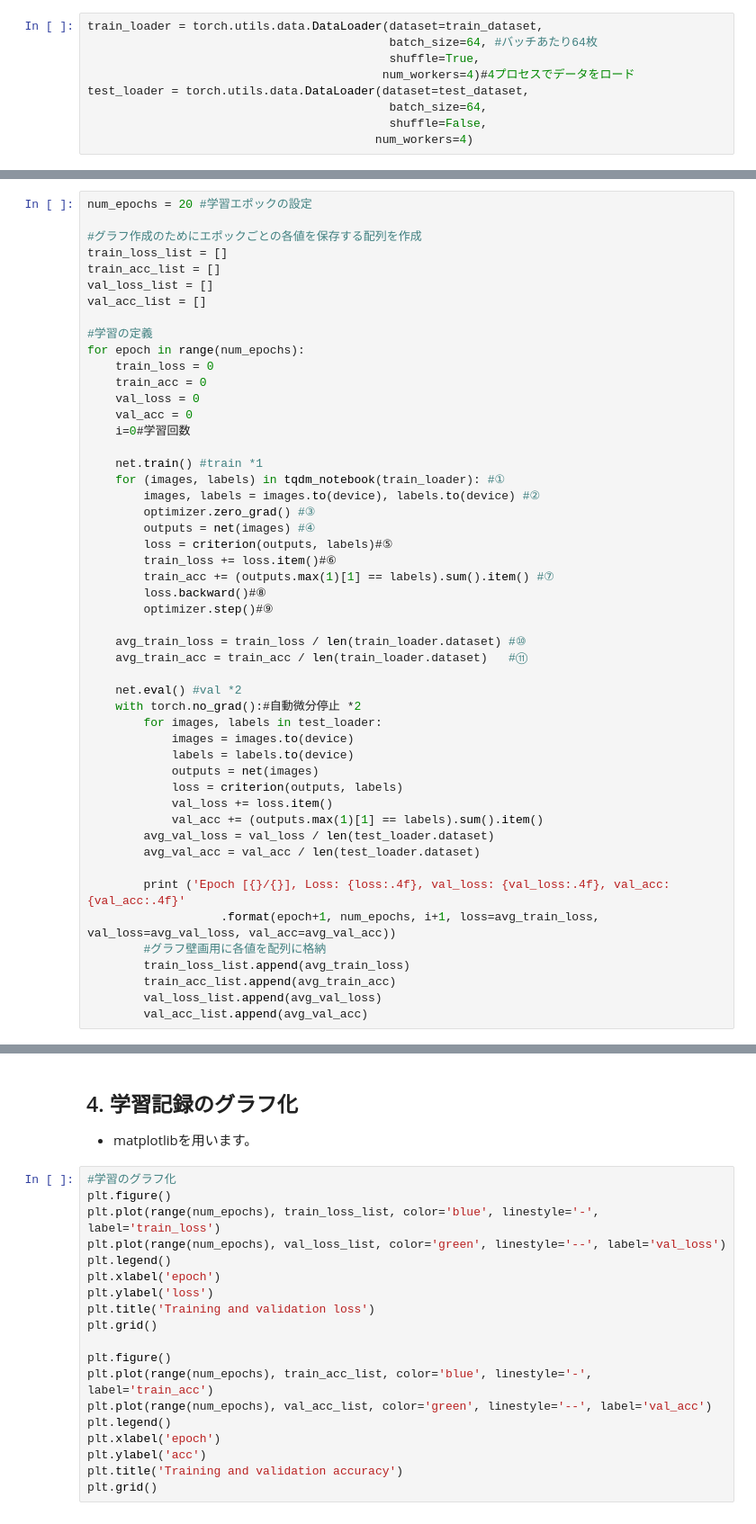
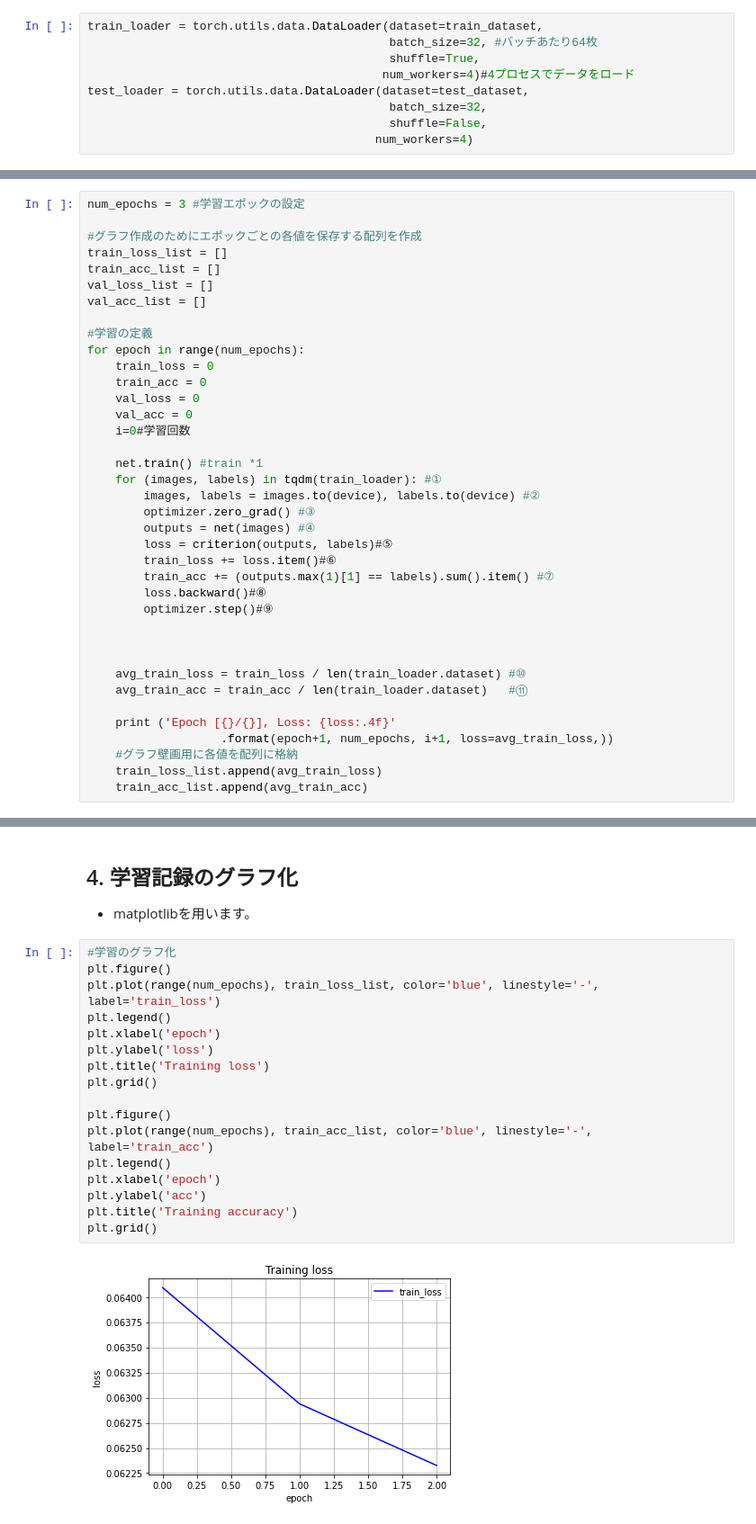
Before and after one commit to min9909/AI_Lab_Compe, a Jupyter notebook: pytorch_cnn.ipynb, the cells around one changed output, grey strips where cells are left out. Shown: that part at 90% size. Drawn from its saved outputs; the diff is of its cells as text.

```diff
--- a/pytorch_cnn.ipynb
+++ b/pytorch_cnn.ipynb
@@ -122,11 +120,11 @@ Transform: Compose(
 - **torch.utils.data.DataLoader**クラスで行います。
 # %%
 train_loader = torch.utils.data.DataLoader(dataset=train_dataset,
-                                           batch_size=64, #バッチあたり64枚
+                                           batch_size=32, #バッチあたり64枚
                                            shuffle=True,
                                           num_workers=4)#4プロセスでデータをロード
 test_loader = torch.utils.data.DataLoader(dataset=test_dataset,
-                                           batch_size=64,
+                                           batch_size=32,
                                            shuffle=False,
                                          num_workers=4)
 # %% [markdown]
@@ -277,7 +269,7 @@ optimizer = optim.SGD(net.parameters(), lr=0.01, momentum=0.9, weight_decay=5e-4
 *1:学習時には.train()で学習に関連する機能を有効にします。
 *2:検証時には.eval()で学習に関連する機能を有効に、torch.no_grad()で自動微分を停止してから検証を行います。
 # %%
-num_epochs = 20 #学習エポックの設定
+num_epochs = 3 #学習エポックの設定
 
 #グラフ作成のためにエポックごとの各値を保存する配列を作成
 train_loss_list = []
@@ -294,7 +286,7 @@ for epoch in range(num_epochs):
     i=0#学習回数
 
     net.train() #train *1
-    for (images, labels) in tqdm_notebook(train_loader): #①
+    for (images, labels) in tqdm(train_loader): #①
         images, labels = images.to(device), labels.to(device) #②
         optimizer.zero_grad() #③
         outputs = net(images) #④
@@ -304,26 +296,14 @@ for epoch in range(num_epochs):
         loss.backward()#⑧
         optimizer.step()#⑨
 
+
+
     avg_train_loss = train_loss / len(train_loader.dataset) #⑩
     avg_train_acc = train_acc / len(train_loader.dataset)   #⑪
 
-    net.eval() #val *2
-    with torch.no_grad():#自動微分停止 *2
-        for images, labels in test_loader:
-            images = images.to(device)
-            labels = labels.to(device)
-            outputs = net(images)
-            loss = criterion(outputs, labels)
-            val_loss += loss.item()
-            val_acc += (outputs.max(1)[1] == labels).sum().item()
-        avg_val_loss = val_loss / len(test_loader.dataset)
-        avg_val_acc = val_acc / len(test_loader.dataset)
-
-        print ('Epoch [{}/{}], Loss: {loss:.4f}, val_loss: {val_loss:.4f}, val_acc: {val_acc:.4f}'
-                   .format(epoch+1, num_epochs, i+1, loss=avg_train_loss, val_loss=avg_val_loss, val_acc=avg_val_acc))
-        #グラフ壁画用に各値を配列に格納
-        train_loss_list.append(avg_train_loss)
-        train_acc_list.append(avg_train_acc)
-        val_loss_list.append(avg_val_loss)
-        val_acc_list.append(avg_val_acc)
+    print ('Epoch [{}/{}], Loss: {loss:.4f}'
+                   .format(epoch+1, num_epochs, i+1, loss=avg_train_loss,))
+    #グラフ壁画用に各値を配列に格納
+    train_loss_list.append(avg_train_loss)
+    train_acc_list.append(avg_train_acc)
 # %% [output]
@@ -335,19 +316,19 @@ KeyboardInterrupt: ignored
 # %%
 #学習のグラフ化
 plt.figure()
 plt.plot(range(num_epochs), train_loss_list, color='blue', linestyle='-', label='train_loss')
-plt.plot(range(num_epochs), val_loss_list, color='green', linestyle='--', label='val_loss')
 plt.legend()
 plt.xlabel('epoch')
 plt.ylabel('loss')
-plt.title('Training and validation loss')
+plt.title('Training loss')
 plt.grid()
 
 plt.figure()
 plt.plot(range(num_epochs), train_acc_list, color='blue', linestyle='-', label='train_acc')
-plt.plot(range(num_epochs), val_acc_list, color='green', linestyle='--', label='val_acc')
 plt.legend()
 plt.xlabel('epoch')
 plt.ylabel('acc')
-plt.title('Training and validation accuracy')
+plt.title('Training accuracy')
 plt.grid()
+# %% [output]
+[figure, added]
```
Also changed, not shown: parts of 31 cells of this notebook, 2 other files.
